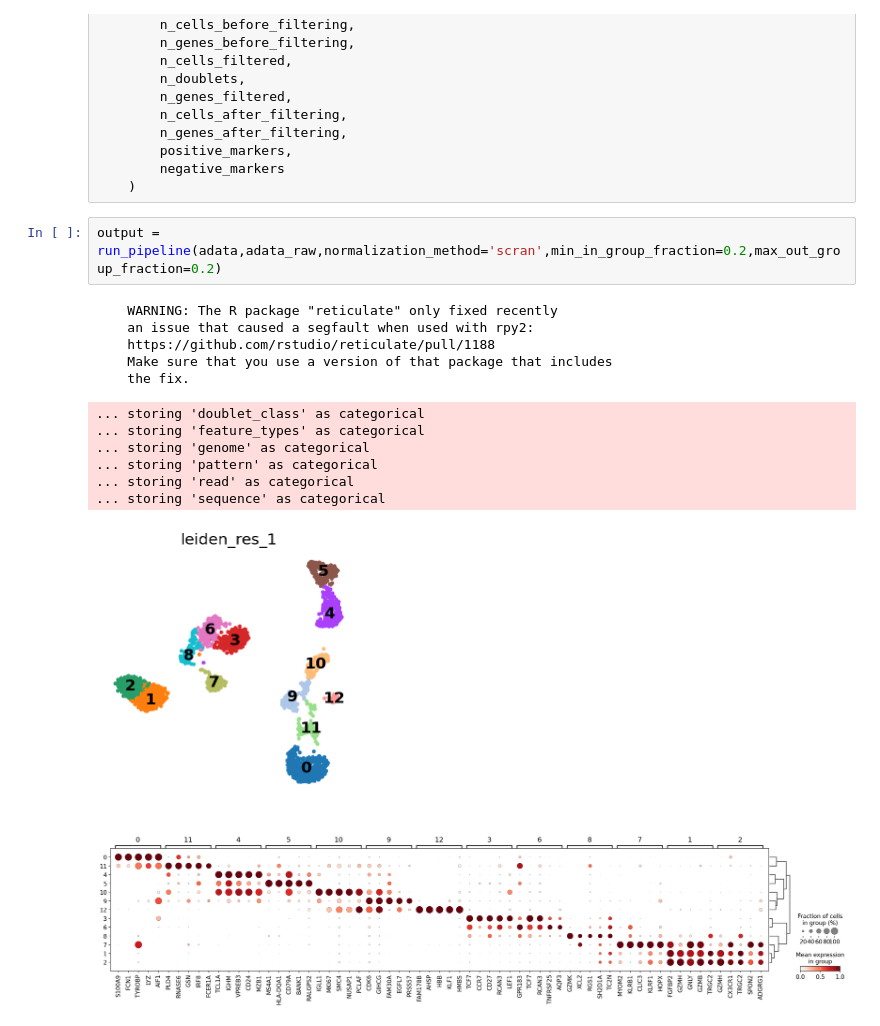
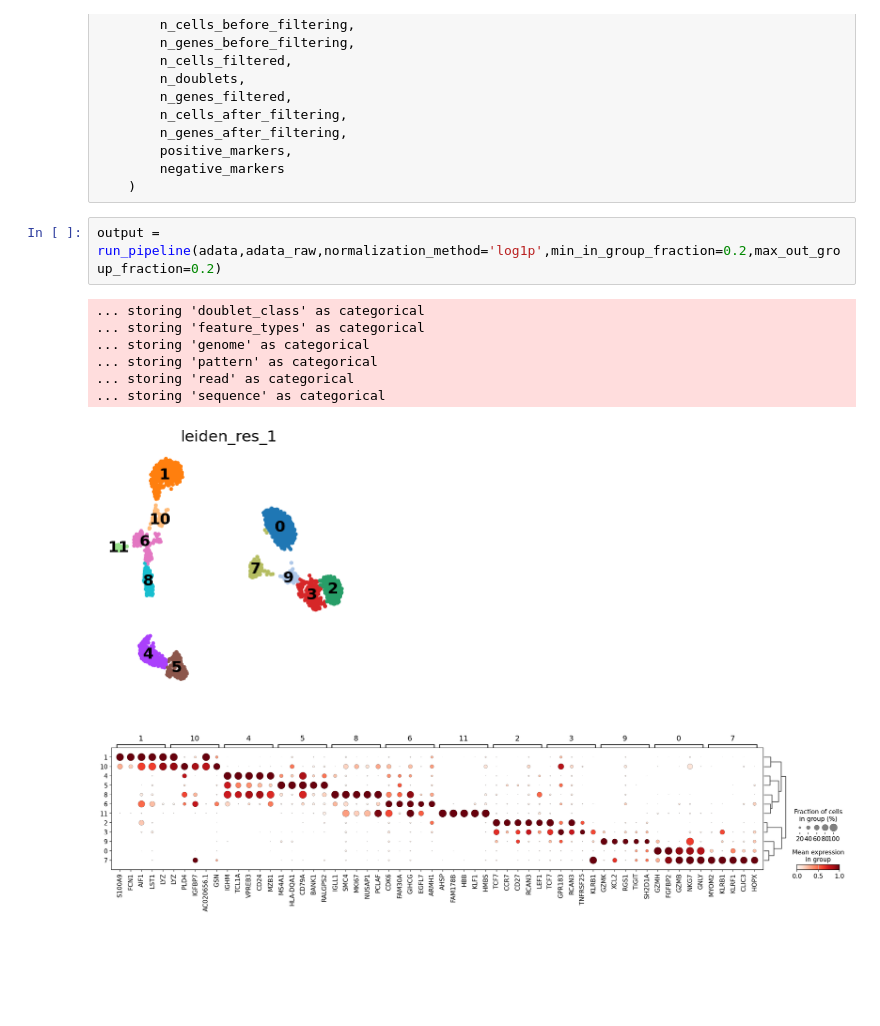
Before and after one commit to farshid61/scRNA-seq-analysis-pipeline, a Jupyter notebook: scRNA pipeline.ipynb, the cells around one changed output. Saved outputs shown, nothing was run; the diff lists cells and outputs as text; blank space fills up the shorter version.

```diff
--- a/scRNA pipeline.ipynb
+++ b/scRNA pipeline.ipynb
@@ -945,18 +876,13 @@ def run_pipeline(adata,
         negative_markers
     )
 # %%
-output = run_pipeline(adata,adata_raw,normalization_method='scran',min_in_group_fraction=0.2,max_out_group_fraction=0.2)
+output = run_pipeline(adata,adata_raw,normalization_method='log1p',min_in_group_fraction=0.2,max_out_group_fraction=0.2)
 # %% [output]
-    WARNING: The R package "reticulate" only fixed recently
-    an issue that caused a segfault when used with rpy2:
-    https://github.com/rstudio/reticulate/pull/1188
-    Make sure that you use a version of that package that includes
-    the fix.
+... storing 'doublet_class' as categorical
+... storing 'feature_types' as categorical
+... storing 'genome' as categorical
+... storing 'pattern' as categorical
+... storing 'read' as categorical
+... storing 'sequence' as categorical
-... storing 'doublet_class' as categorical
-... storing 'feature_types' as categorical
-... storing 'genome' as categorical
-... storing 'pattern' as categorical
-... storing 'read' as categorical
-... storing 'sequence' as categorical
-[figure, old version]
+[figure, new version]
-[figure, old version]
+[figure, new version]
```
Also changed, not shown: parts of 2 cells of this notebook.
